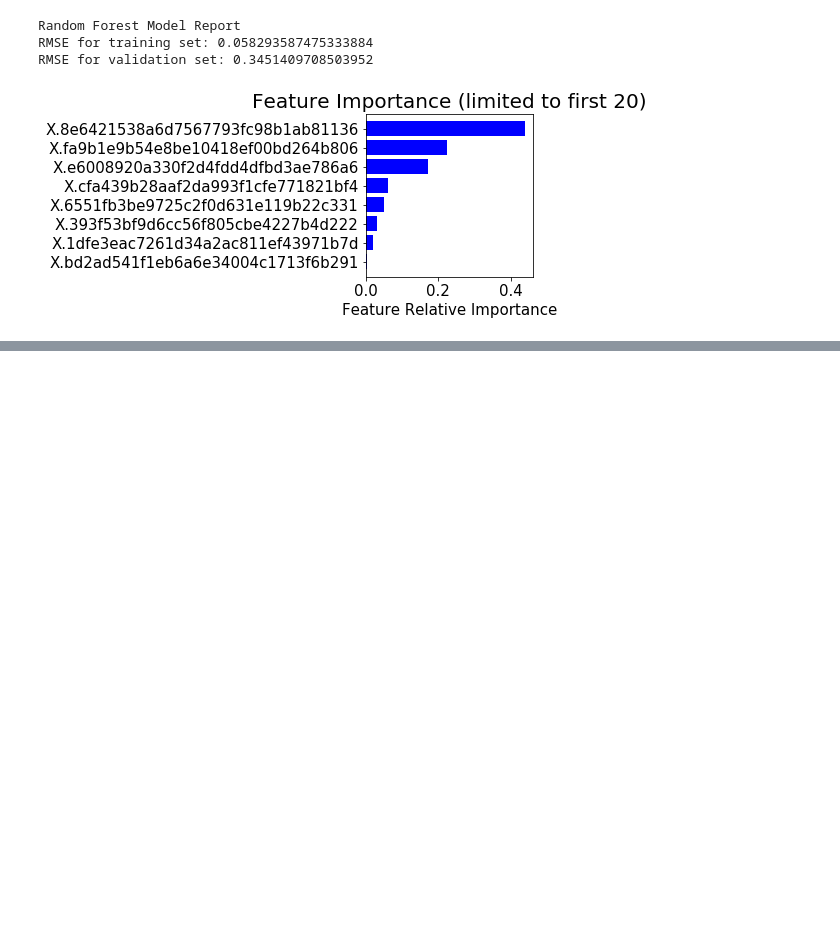
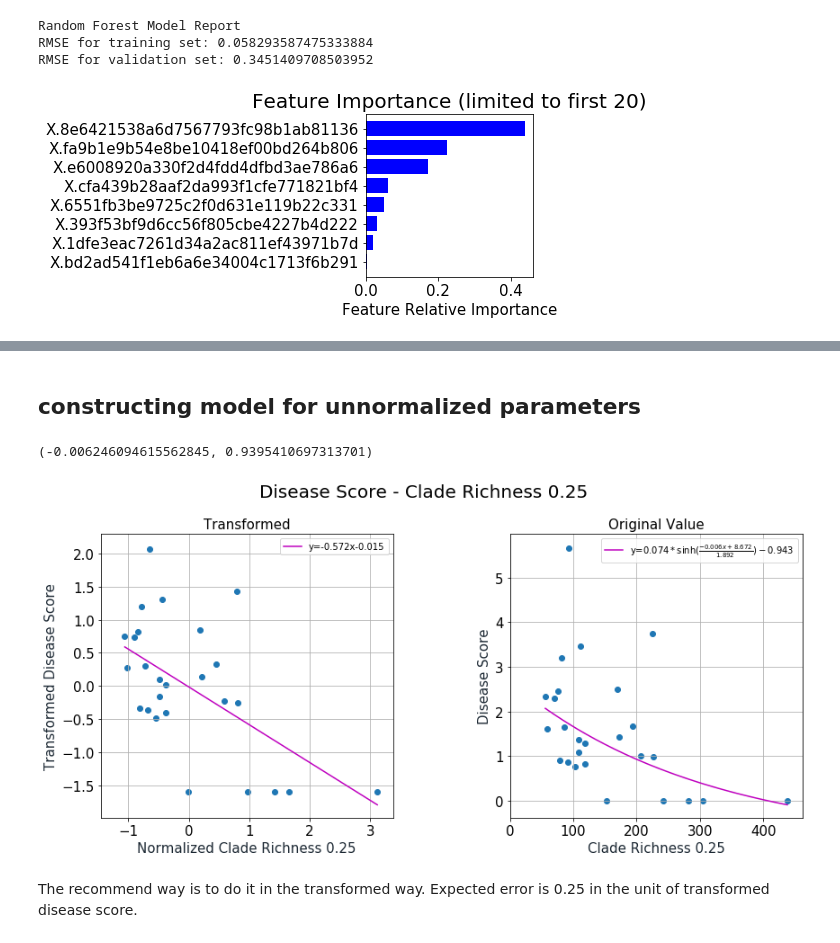
Before and after one commit to csy99/potato-lankau, a Jupyter notebook: scripts/w080402.ipynb, the cells around one changed output, grey strips where cells are left out. Saved outputs shown, nothing was run; the diff lists cells and outputs as text; code cells hidden in the pictures; blank space fills up the shorter version.

Commit message:
update model visualization

```diff
--- a/scripts/w080402.ipynb
+++ b/scripts/w080402.ipynb
@@ -950,0 +988,56 @@ ValueError: Input contains NaN, infinity or a value too large for dtype('float32
+# %% [markdown]
+## constructing model for unnormalized parameters
+# %%
+unnormalized_coef = md_coef/sd_total['claderich0.25']
+unnormalized_intercpt = md_intercept - md_coef*mu_total['claderich0.25']/sd_total['claderich0.25']
+unnormalized_coef, unnormalized_intercpt
+# %% [output]
+(-0.006246094615562845, 0.9395410697313701)
+# %%
+def linear(linex, coef, intercpt):
+    liney = coef*linex + intercpt
+    if intercpt < 0:
+        lb = 'y=%.3fx-%.3f'% (coef, -intercpt)
+    else:
+        lb = 'y=%.3fx+%.3f'% (coef, intercpt)
+    return liney, lb
+# %%
+def untransformed(line_x, coef, intercpt):
+    line_y = coef*line_x + intercpt
+    line_y = Utils.johnson_inverse(line_y, gamma, eta, epsilon, lbda)
+    b_ = intercpt - gamma
+    if b_ > 0:
+        lb = r'y=$%.3f*\sinh(\frac{%.3fx+%.3f}{%.3f})-%.3f$'% (lbda, coef, b_, eta, -epsilon)
+    else:
+        lb = r'y=$%.3f*\sinh(\frac{%.3fx-%.3f}{%.3f})-%.3f$'% (lbda, coef, -b_, eta, -epsilon)
+    return line_y, lb
+# %%
+def model_visualization(ax, coef, intercpt, x, y, transformed, title='', xlab='x', ylab='y', title_font=15, lab_font=15):
+    line_x = np.linspace(min(x), max(x), 100)
+    if transformed:
+        line_y, lb = linear(line_x, coef, intercpt)
+    else:
+        line_y, lb = untransformed(line_x, coef, intercpt)
+    ax.plot(line_x, line_y, '-m', label=lb)
+    ax.scatter(x, y)
+    ax.set_xlim(min(min(x) - 0.4, 0))
+    ax.set_title(title, fontsize=title_font)
+    ax.set_xlabel(xlab, fontsize=lab_font, color='#1C2833')
+    ax.set_ylabel(ylab, fontsize=lab_font, color='#1C2833')
+    ax.legend(loc='upper right')
+    ax.grid()
+# %%
+fig = plt.figure(figsize=(12, 6))
+fig.suptitle("Disease Score - Clade Richness 0.25", fontsize=20)
+ax1 = fig.add_subplot(1,2,1)
+model_visualization(ax1, md_coef, md_intercept, x_rich25, yt, transformed=True, title='Transformed',
+                    xlab='Normalized Clade Richness 0.25', ylab='Transformed Disease Score')
+ax2 = fig.add_subplot(1,2,2)
+model_visualization(ax2, unnormalized_coef, unnormalized_intercpt, x_rich25_unnormalized, y, transformed=False,
+                     title='Original Value', xlab='Clade Richness 0.25', ylab='Disease Score')
+fig.tight_layout()
+fig.subplots_adjust(top=0.85, wspace=0.4, hspace=0.15)
+# %% [output]
+[figure, added]
+# %% [markdown]
+The recommend way is to do it in the transformed way. Expected error is 0.25 in the unit of transformed disease score.
```
Also changed, not shown: parts of 19 cells of this notebook, 1 other file.
